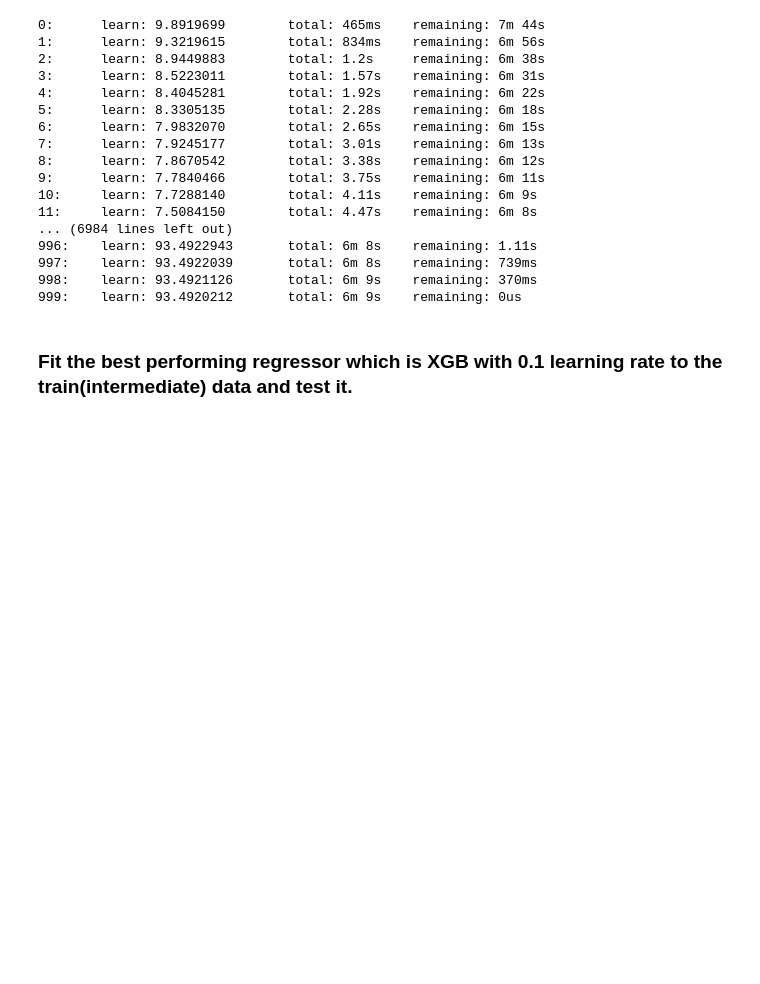
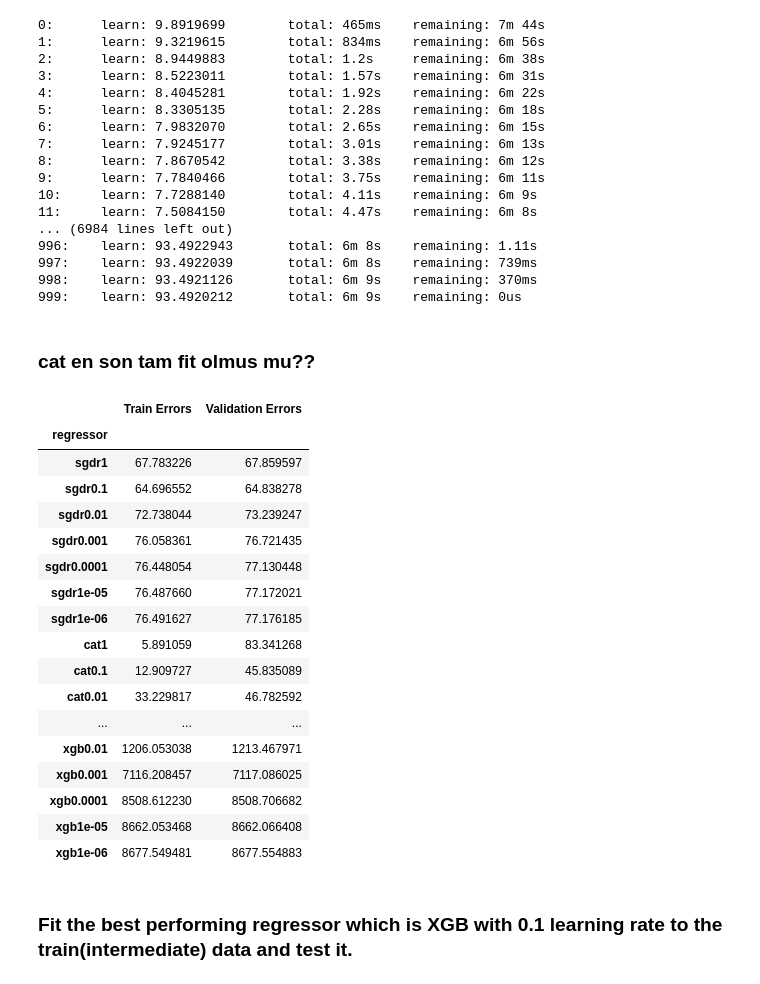
Before and after one commit to denizn/AirBnb-Kaggle-Data-Analysis, a Jupyter notebook: Airbnb.ipynb, the cells around one changed output. Drawn from its saved outputs; the diff is of its cells as text; code cells hidden in the pictures; blank space fills up the shorter version.

```diff
--- a/Airbnb.ipynb
+++ b/Airbnb.ipynb
@@ -311,3 +313,26 @@ regression_results
+# %% [markdown]
+### cat en son tam fit olmus mu??
+# %%
+regression_results
+# %% [output]
+|  | Train Errors | Validation Errors |
+| regressor |  |  |
+| sgdr1 | 67.783226 | 67.859597 |
+| sgdr0.1 | 64.696552 | 64.838278 |
+| sgdr0.01 | 72.738044 | 73.239247 |
+| sgdr0.001 | 76.058361 | 76.721435 |
+| sgdr0.0001 | 76.448054 | 77.130448 |
+| sgdr1e-05 | 76.487660 | 77.172021 |
+| sgdr1e-06 | 76.491627 | 77.176185 |
+| cat1 | 5.891059 | 83.341268 |
+| cat0.1 | 12.909727 | 45.835089 |
+| cat0.01 | 33.229817 | 46.782592 |
+| ... | ... | ... |
+| xgb0.01 | 1206.053038 | 1213.467971 |
+| xgb0.001 | 7116.208457 | 7117.086025 |
+| xgb0.0001 | 8508.612230 | 8508.706682 |
+| xgb1e-05 | 8662.053468 | 8662.066408 |
+| xgb1e-06 | 8677.549481 | 8677.554883 |
 # %% [markdown]
 ### Fit the best performing regressor which is XGB with 0.1 learning rate to the train(intermediate) data and test it.
 # %%
```
Also changed, not shown: parts of 3 cells of this notebook, 1 other file.
